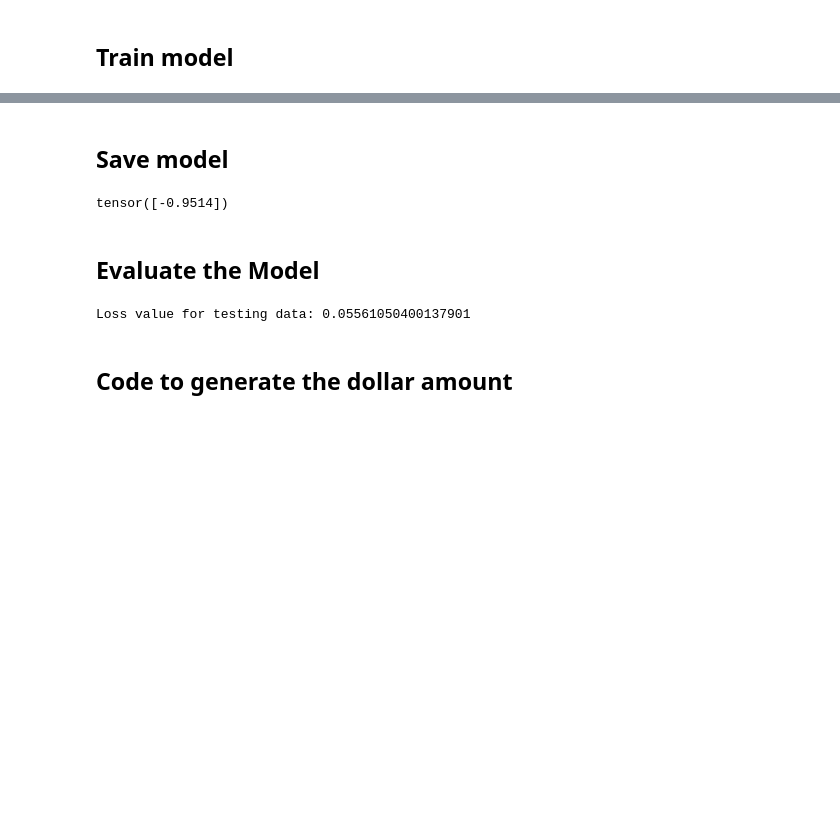
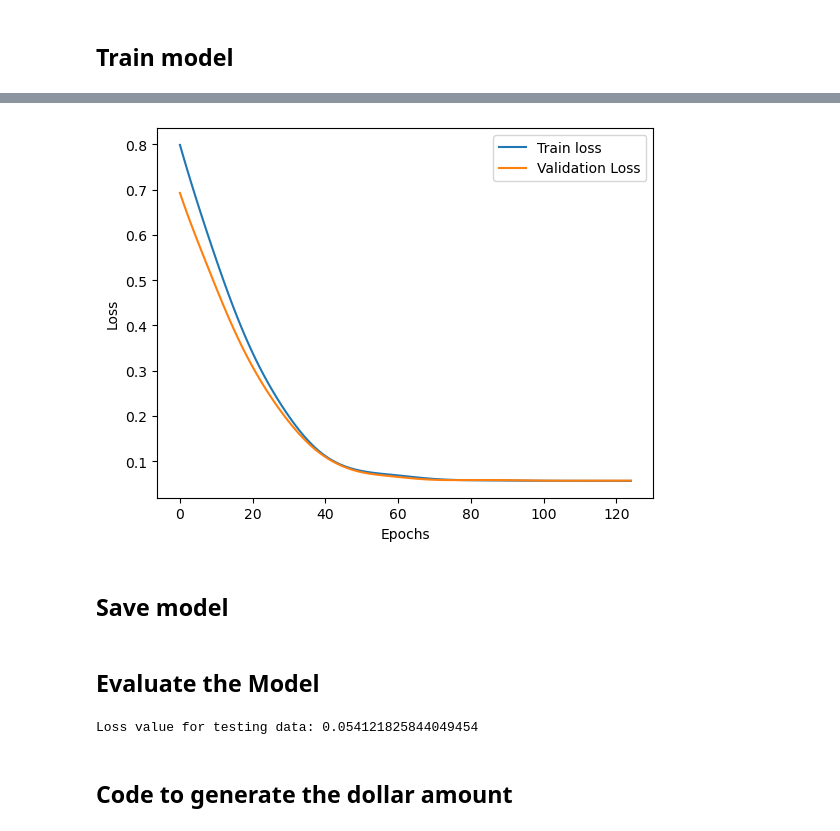
Before and after one commit to rnewso4/7700_FA_Final_Project, a Jupyter notebook: coffee_prediction_model.ipynb, the cells around one changed output, grey strips where cells are left out. Cells and saved outputs as stored; diff of their text form; code cells hidden in the pictures; blank space fills up the shorter version.

```diff
--- a/coffee_prediction_model.ipynb
+++ b/coffee_prediction_model.ipynb
@@ -8,7 +8,7 @@ import pandas as pd
 import matplotlib.pyplot as plt
 import seaborn as sns
 
-data = pd.read_csv("./coffee_shop_revenue.csv")
+data = pd.read_csv("./coffee_shop_revenue_original.csv")
 
 y = data["Daily_Revenue"]
 
@@ -83,12 +71,12 @@ dtype: float64
 # %% [markdown]
 <h2>Train model</h2>
 # %%
-# from main import *
-# model = LinearRegressionModel(6, 1, 4)
+from main import *
+model = LinearRegressionModel(6, 1, 4)
 
-# epoch_count, loss_values, test_loss_values = model.fit(model,
-#                                                        torch.tensor(X_train.values, dtype=torch.float),
-#                                                        torch.tensor(y_train.values, dtype=torch.float),
-#                                                        125,
-#                                                        torch.tensor(X_val.values, dtype=torch.float),
-#                                                        torch.tensor(y_val.values, dtype=torch.float))
+epoch_count, loss_values, test_loss_values = model.fit(model,
+                                                       torch.tensor(X_train.values, dtype=torch.float),
+                                                       torch.tensor(y_train.values, dtype=torch.float),
+                                                       125,
+                                                       torch.tensor(X_val.values, dtype=torch.float),
+                                                       torch.tensor(y_val.values, dtype=torch.float))
@@ -95,5 +89,7 @@ dtype: float64
 # %%
-# plot_loss(epoch_count, loss_values, test_loss_values, "Validation Loss")
+plot_loss(epoch_count, loss_values, test_loss_values, "Validation Loss")
+# %% [output]
+[figure, added]
 # %% [markdown]
 <h2>Save model</h2>
 # %%
@@ -110,20 +106,12 @@ dtype: float64
 
 # # 3. Save the model state dict
 # torch.save(obj=model.state_dict(),f=MODEL_SAVE_PATH)
-# %%
-from main import *
-tail = X.head(1)
-tail = (tail - X_mean) / X_std
-dollars = generate(torch.tensor(tail.values, dtype=torch.float))
-dollars.data[0]
-# %% [output]
-tensor([-0.9514])
 # %% [markdown]
 <h2>Evaluate the Model</h2>
 # %%
-loss_val = evaluate(torch.tensor(X_test.values, dtype=torch.float), torch.tensor(y_test.values, dtype=torch.float))
+loss_val = evaluate(model, torch.tensor(X_test.values, dtype=torch.float), torch.tensor(y_test.values, dtype=torch.float))
 print(f"Loss value for testing data: {loss_val}")
 # %% [output]
-Loss value for testing data: 0.05561050400137901
+Loss value for testing data: 0.054121825844049454
 # %% [markdown]
 <h2>Code to generate the dollar amount</h2>
```
Also changed, not shown: parts of 5 cells of this notebook, 2 other files.
